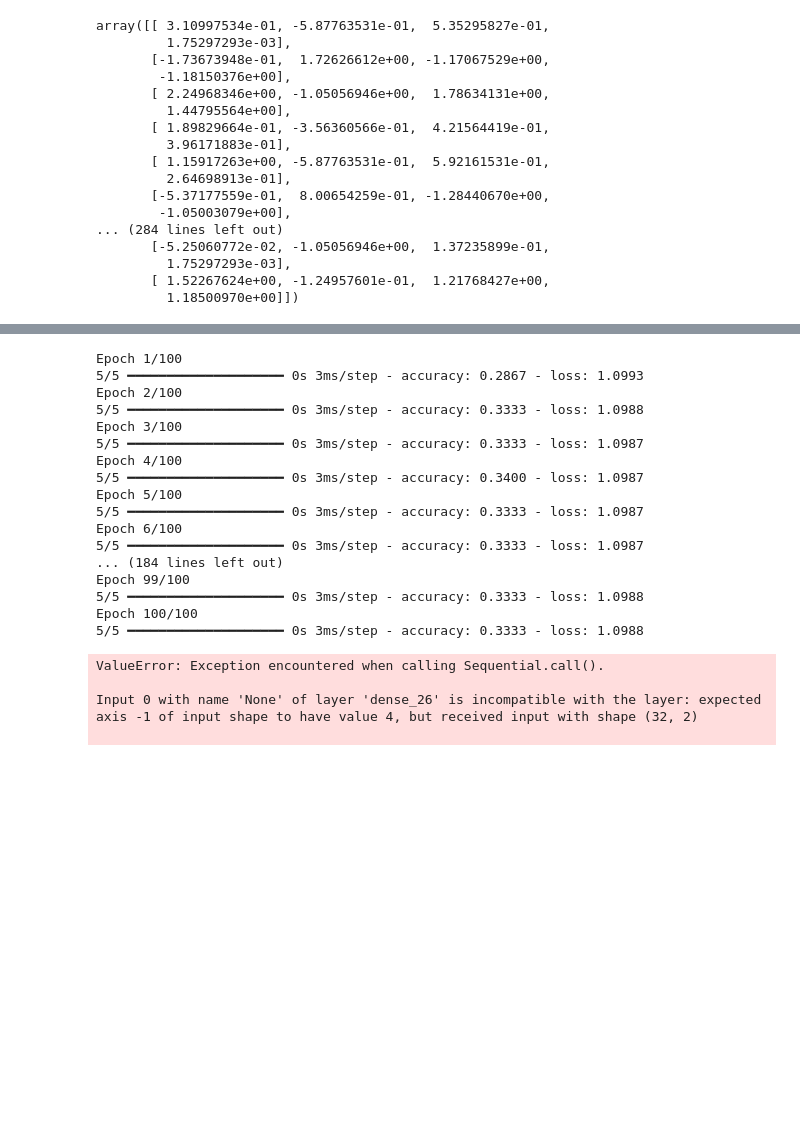
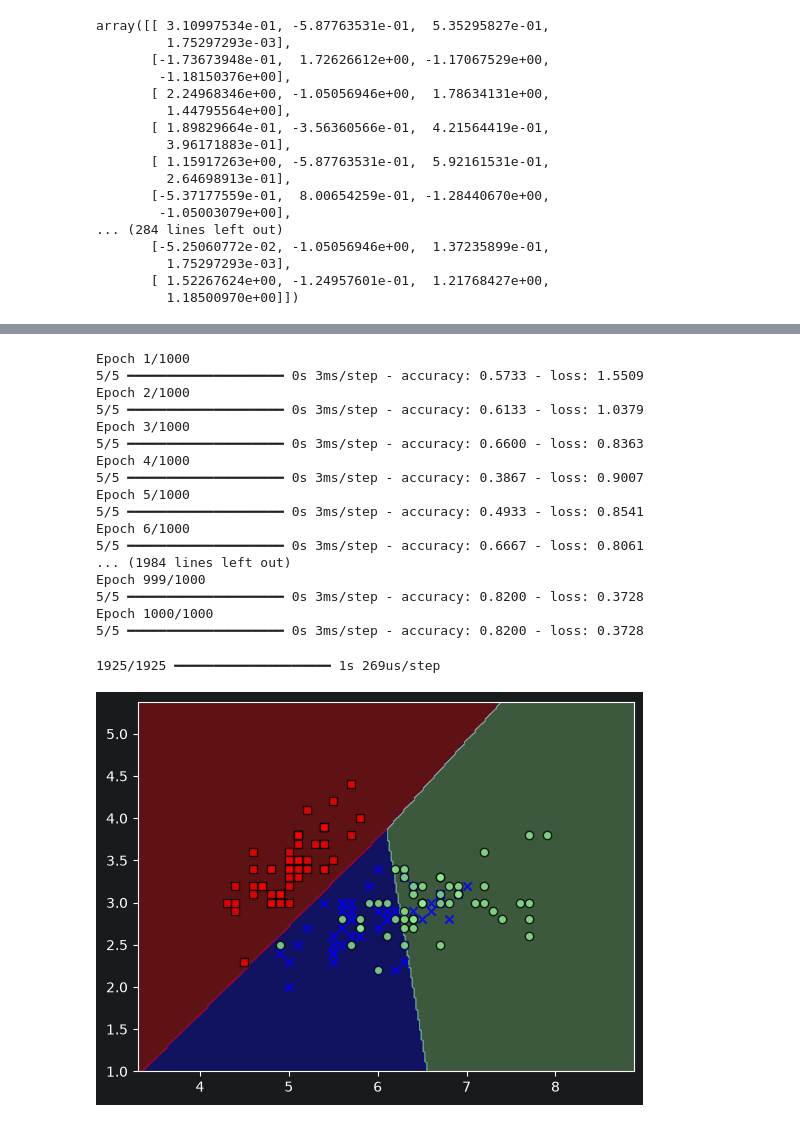
Before and after one commit to Pablosede/PIA, a Jupyter notebook: RNA (UT4-UT5)/RNA_Iris_con_TensorflowKeras.ipynb, the cells around one changed output, grey strips where cells are left out. Saved outputs shown, nothing was run; the diff lists cells and outputs as text; code cells hidden in the pictures; blank space fills up the shorter version.

```diff
--- a/RNA (UT4-UT5)/RNA_Iris_con_TensorflowKeras.ipynb
+++ b/RNA (UT4-UT5)/RNA_Iris_con_TensorflowKeras.ipynb
@@ -564,16 +564,16 @@ array([[ 3.10997534e-01, -5.87763531e-01,  5.35295827e-01,
 import matplotlib.pyplot as plt
 import tensorflow as tf
 tf.random.set_seed(42)
-
+X2 = X[:,:2]
 y_train_oh = tf.keras.utils.to_categorical(y, num_classes=3)
-y_test_oh = tf.keras.utils.to_categorical(y, num_classes=3)
+y_test_oh = tf.keras.utils.to_categorical(y_train_oh, num_classes=3)
 
 model2 = tf.keras.Sequential([
-    tf.keras.layers.Input(shape=(4,), name='input'),
-    tf.keras.layers.Dense(4, activation='relu'),
-    tf.keras.layers.Dense(3, activation='sigmoid')
+    tf.keras.layers.Input(shape=(2,), name='input'),
+    tf.keras.layers.Dense(4),
+    tf.keras.layers.Dense(3, activation='softmax')
 ])
 model2.compile(optimizer=tf.keras.optimizers.Adam(learning_rate=0.01), loss=tf.keras.losses.categorical_crossentropy, metrics=['accuracy'])
 
-hist2 = model2.fit(X, y_train_oh, epochs=100)
+hist2 = model2.fit(X2, y_train_oh, epochs=1000)
 # %% [output]
@@ -598,53 +598,54 @@ Epoch 100/100
 tf.random.set_seed(42)
 
 model3 = tf.keras.Sequential([
-    tf.keras.layers.Input(shape=(4,), name='input'),
-    tf.keras.layers.Dense(4, activation='relu'),
-    tf.keras.layers.Dense(3, activation='sigmoid')
+    tf.keras.layers.Input(shape=(2,), name='input'),
+    tf.keras.layers.Dense(4),
+    tf.keras.layers.Dense(3, activation='softmax')
 ])
 model3.compile(optimizer=tf.keras.optimizers.Adam(learning_rate=0.01), loss=tf.keras.losses.sparse_categorical_crossentropy, metrics=['accuracy'])
 
-hist3 = model3.fit(X, y, epochs=100)
+hist3 = model3.fit(X2, y, epochs=1000)
 # %% [output]
-Epoch 1/100
-5/5 ━━━━━━━━━━━━━━━━━━━━ 0s 3ms/step - accuracy: 0.2867 - loss: 1.0993
-Epoch 2/100
-5/5 ━━━━━━━━━━━━━━━━━━━━ 0s 3ms/step - accuracy: 0.3333 - loss: 1.0988
-Epoch 3/100
-5/5 ━━━━━━━━━━━━━━━━━━━━ 0s 3ms/step - accuracy: 0.3333 - loss: 1.0987
-Epoch 4/100
-5/5 ━━━━━━━━━━━━━━━━━━━━ 0s 3ms/step - accuracy: 0.3400 - loss: 1.0987
-Epoch 5/100
-5/5 ━━━━━━━━━━━━━━━━━━━━ 0s 3ms/step - accuracy: 0.3333 - loss: 1.0987
-Epoch 6/100
-5/5 ━━━━━━━━━━━━━━━━━━━━ 0s 3ms/step - accuracy: 0.3333 - loss: 1.0987
-... (184 lines left out)
-Epoch 99/100
-5/5 ━━━━━━━━━━━━━━━━━━━━ 0s 3ms/step - accuracy: 0.3333 - loss: 1.0988
-Epoch 100/100
-5/5 ━━━━━━━━━━━━━━━━━━━━ 0s 3ms/step - accuracy: 0.3333 - loss: 1.0988
+Epoch 1/1000
+5/5 ━━━━━━━━━━━━━━━━━━━━ 0s 3ms/step - accuracy: 0.5733 - loss: 1.5509
+Epoch 2/1000
+5/5 ━━━━━━━━━━━━━━━━━━━━ 0s 3ms/step - accuracy: 0.6133 - loss: 1.0379
+Epoch 3/1000
+5/5 ━━━━━━━━━━━━━━━━━━━━ 0s 3ms/step - accuracy: 0.6600 - loss: 0.8363
+Epoch 4/1000
+5/5 ━━━━━━━━━━━━━━━━━━━━ 0s 3ms/step - accuracy: 0.3867 - loss: 0.9007
+Epoch 5/1000
+5/5 ━━━━━━━━━━━━━━━━━━━━ 0s 3ms/step - accuracy: 0.4933 - loss: 0.8541
+Epoch 6/1000
+5/5 ━━━━━━━━━━━━━━━━━━━━ 0s 3ms/step - accuracy: 0.6667 - loss: 0.8061
+... (1984 lines left out)
+Epoch 999/1000
+5/5 ━━━━━━━━━━━━━━━━━━━━ 0s 3ms/step - accuracy: 0.8200 - loss: 0.3728
+Epoch 1000/1000
+5/5 ━━━━━━━━━━━━━━━━━━━━ 0s 3ms/step - accuracy: 0.8200 - loss: 0.3728
 # %%
 from matplotlib.colors import ListedColormap
-def plot_decision_regions(X, y, classifier, resolution=0.02):
+import matplotlib.pyplot as plt
+def plot_decision_regions(X, y, clasificador, resolution=0.02):
 
-    # setup marker generator and color map
+    # configurar el generador de markers y el mapa de color
     markers = ('s', 'x', 'o', '^', 'v')
     colors = ('red', 'blue', 'lightgreen', 'gray', 'cyan')
     cmap = ListedColormap(colors[:len(np.unique(y))])
 
-    # plot the decision surface
+    # mostrar la superficie de decisión
     x1_min, x1_max = X[:, 0].min() - 1, X[:, 0].max() + 1
     x2_min, x2_max = X[:, 1].min() - 1, X[:, 1].max() + 1
     xx1, xx2 = np.meshgrid(np.arange(x1_min, x1_max, resolution),
-                           np.arange(x2_min, x2_max, resolution))
-    Z = classifier.predict(np.array([xx1.ravel(), xx2.ravel()]).T)
-    Z = np.argmax(Z, axis=1)
+    np.arange(x2_min, x2_max, resolution))
+    Z = clasificador.predict(np.array([xx1.ravel(), xx2.ravel()]).T)
+    Z = np.argmax(Z, axis=1) # (110600, 3) -> (110600,)
     Z = Z.reshape(xx1.shape)
     plt.contourf(xx1, xx2, Z, alpha=0.3, cmap=cmap)
     plt.xlim(xx1.min(), xx1.max())
     plt.ylim(xx2.min(), xx2.max())
 
-    # plot class samples
+    # mostrar los ejemplos de cada clase
     for idx, cl in enumerate(np.unique(y)):
         plt.scatter(x=X[y == cl, 0],
                     y=X[y == cl, 1],
@@ -654,10 +655,8 @@ def plot_decision_regions(X, y, classifier, resolution=0.02):
                     label=cl,
                     edgecolor='black')
 # %%
-plot_decision_regions(X, y_onehot, classifier=model2)
+plot_decision_regions(X2, y, clasificador=model2)
 # %% [output]
-ValueError: Exception encountered when calling Sequential.call().
-
-Input 0 with name 'None' of layer 'dense_26' is incompatible with the layer: expected axis -1 of input shape to have value 4, but received input with shape (32, 2)
-
+1925/1925 ━━━━━━━━━━━━━━━━━━━━ 1s 269us/step
+[figure, added]
 # %%
```
Also changed, not shown: parts of 14 cells of this notebook.
